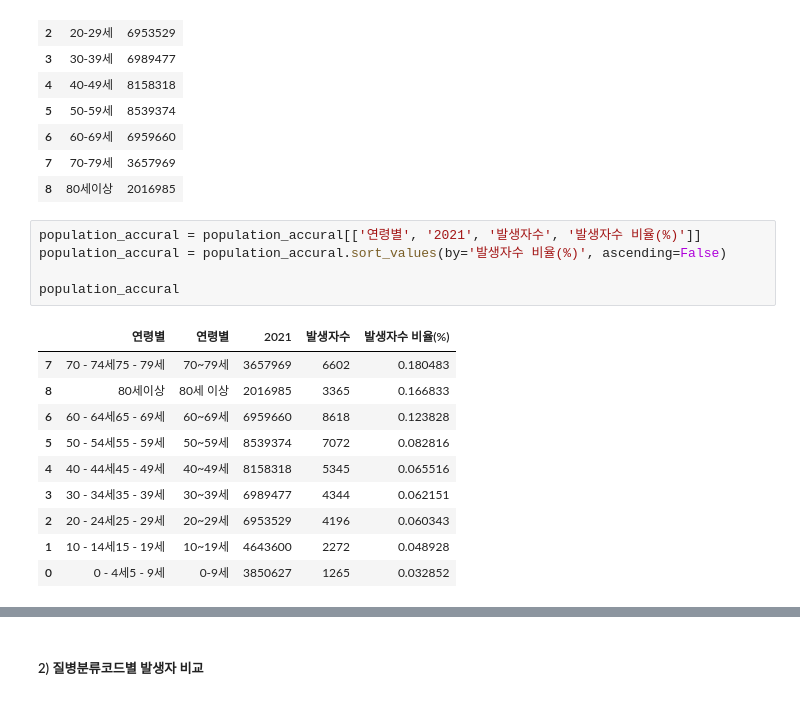
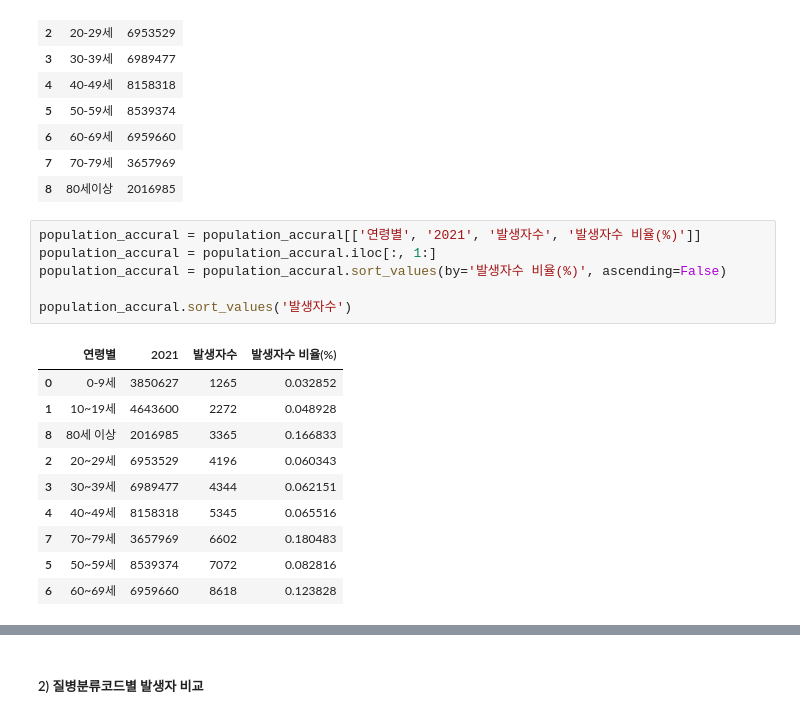
Before and after one commit to kdj0712/rare_field_fastapis, a Jupyter notebook: data/data_analysis/persona2/ipynb/persona2_DDA_yugyeong_accrual.ipynb, the cells around one changed output, grey strips where cells are left out. Drawn from its saved outputs; the diff is of its cells as text.

```diff
--- a/data/data_analysis/persona2/ipynb/persona2_DDA_yugyeong_accrual.ipynb
+++ b/data/data_analysis/persona2/ipynb/persona2_DDA_yugyeong_accrual.ipynb
@@ -418,17 +418,18 @@ new_df_population_total
 | 8 | 80세이상 | 2016985 |
 # %%
 population_accural = population_accural[['연령별', '2021', '발생자수', '발생자수 비율(%)']]
+population_accural = population_accural.iloc[:, 1:]
 population_accural = population_accural.sort_values(by='발생자수 비율(%)', ascending=False)
 
-population_accural
+population_accural.sort_values('발생자수')
 # %% [output]
-|  | 연령별 | 연령별 | 2021 | 발생자수 | 발생자수 비율(%) |
-| 7 | 70 - 74세75 - 79세 | 70~79세 | 3657969 | 6602 | 0.180483 |
-| 8 | 80세이상 | 80세 이상 | 2016985 | 3365 | 0.166833 |
-| 6 | 60 - 64세65 - 69세 | 60~69세 | 6959660 | 8618 | 0.123828 |
-| 5 | 50 - 54세55 - 59세 | 50~59세 | 8539374 | 7072 | 0.082816 |
-| 4 | 40 - 44세45 - 49세 | 40~49세 | 8158318 | 5345 | 0.065516 |
-| 3 | 30 - 34세35 - 39세 | 30~39세 | 6989477 | 4344 | 0.062151 |
-| 2 | 20 - 24세25 - 29세 | 20~29세 | 6953529 | 4196 | 0.060343 |
-| 1 | 10 - 14세15 - 19세 | 10~19세 | 4643600 | 2272 | 0.048928 |
-| 0 | 0 - 4세5 - 9세 | 0-9세 | 3850627 | 1265 | 0.032852 |
+|  | 연령별 | 2021 | 발생자수 | 발생자수 비율(%) |
+| 0 | 0-9세 | 3850627 | 1265 | 0.032852 |
+| 1 | 10~19세 | 4643600 | 2272 | 0.048928 |
+| 8 | 80세 이상 | 2016985 | 3365 | 0.166833 |
+| 2 | 20~29세 | 6953529 | 4196 | 0.060343 |
+| 3 | 30~39세 | 6989477 | 4344 | 0.062151 |
+| 4 | 40~49세 | 8158318 | 5345 | 0.065516 |
+| 7 | 70~79세 | 3657969 | 6602 | 0.180483 |
+| 5 | 50~59세 | 8539374 | 7072 | 0.082816 |
+| 6 | 60~69세 | 6959660 | 8618 | 0.123828 |
```
Also changed, not shown: parts of 36 cells of this notebook, 6 other files.
